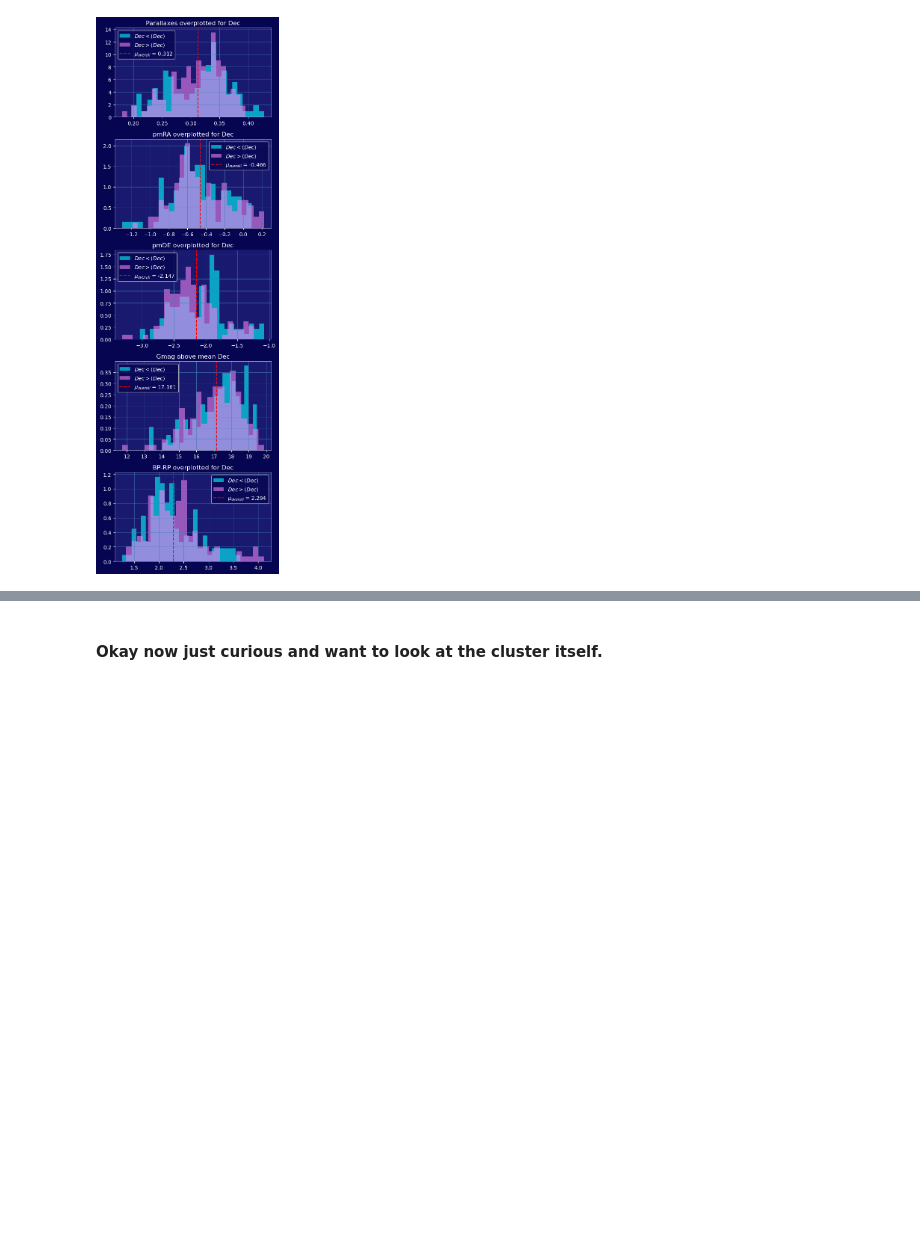
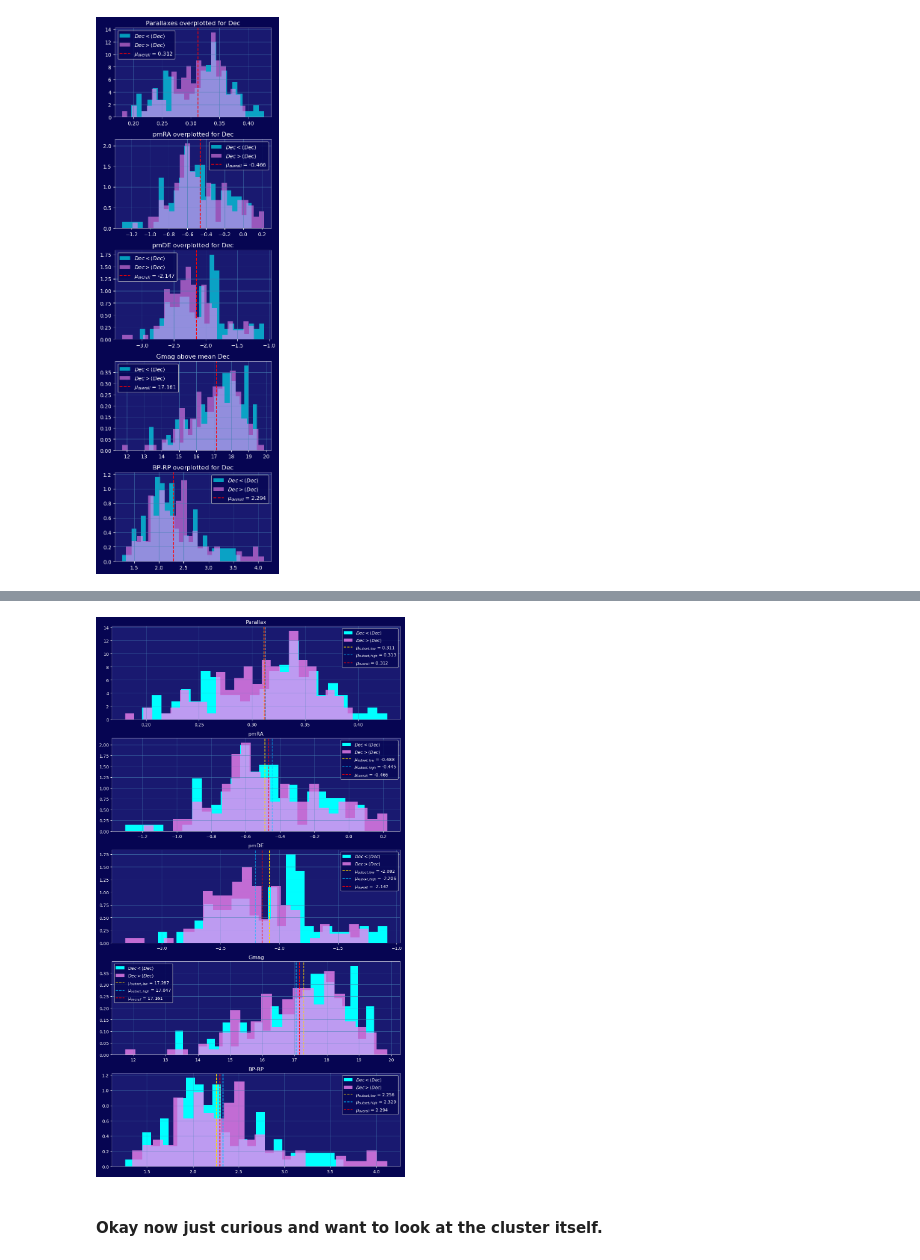
Before and after one commit to lea-y01/phys_stats, a Jupyter notebook: assignments/assignment_1/Assignment_1_V3.ipynb, the cells around one changed output, grey strips where cells are left out. Drawn from its saved outputs; the diff is of its cells as text; code cells hidden in the pictures; blank space fills up the shorter version.

```diff
--- a/assignments/assignment_1/Assignment_1_V3.ipynb
+++ b/assignments/assignment_1/Assignment_1_V3.ipynb
@@ -645,3 +715,7 @@ plotter_2b_genmean_overplot_hist(Decs, 'Dec', cluster = my_cluster)
+# %%
+overplot_hist_2b_overplot_w_all_means(Decs, 'Dec', my_cluster)
+# %% [output]
+[figure, added]
 # %% [markdown]
 #### Okay now just curious and want to look at the cluster itself.
 # %%
```
Also changed, not shown: parts of 35 cells of this notebook, 2 other files.
